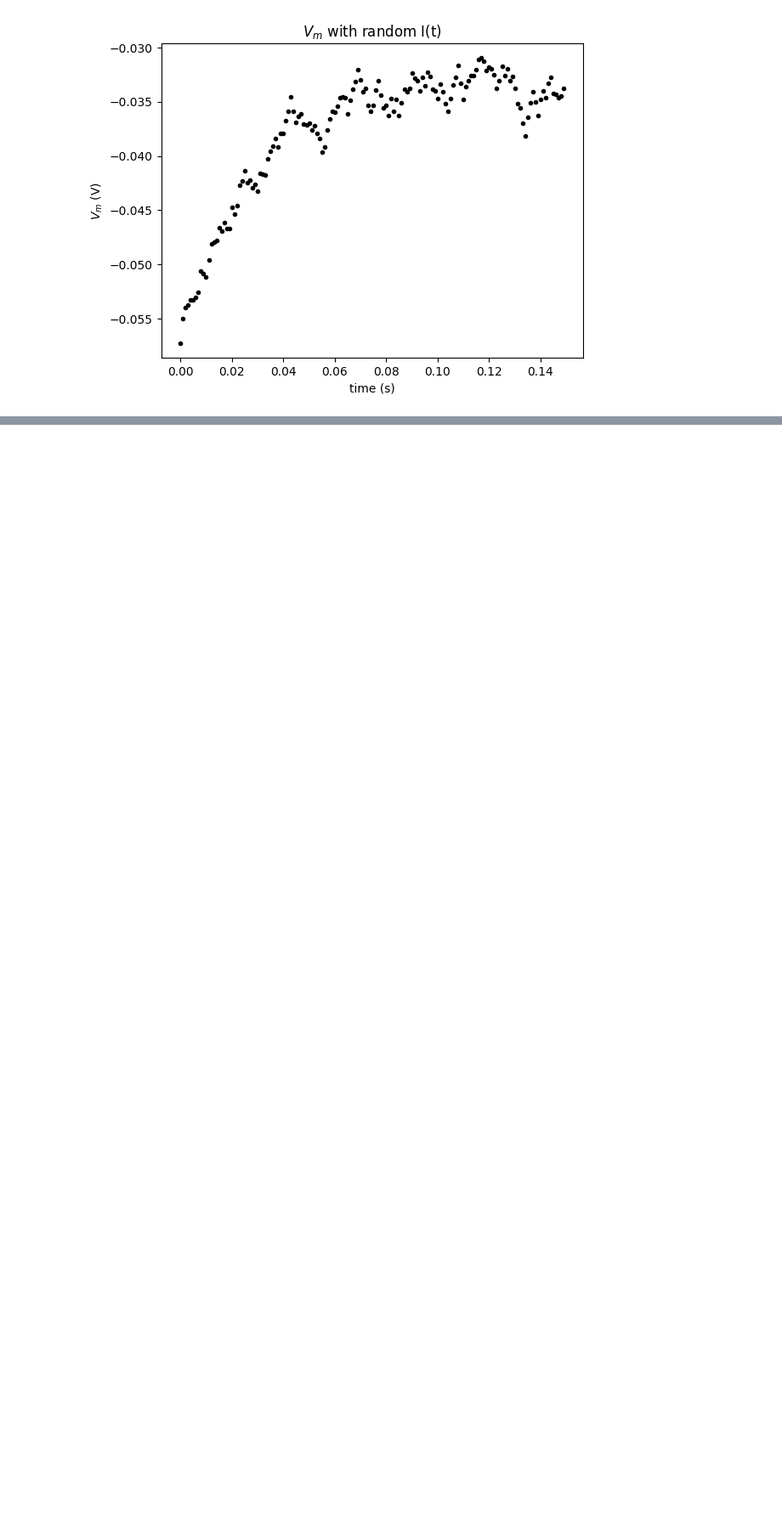
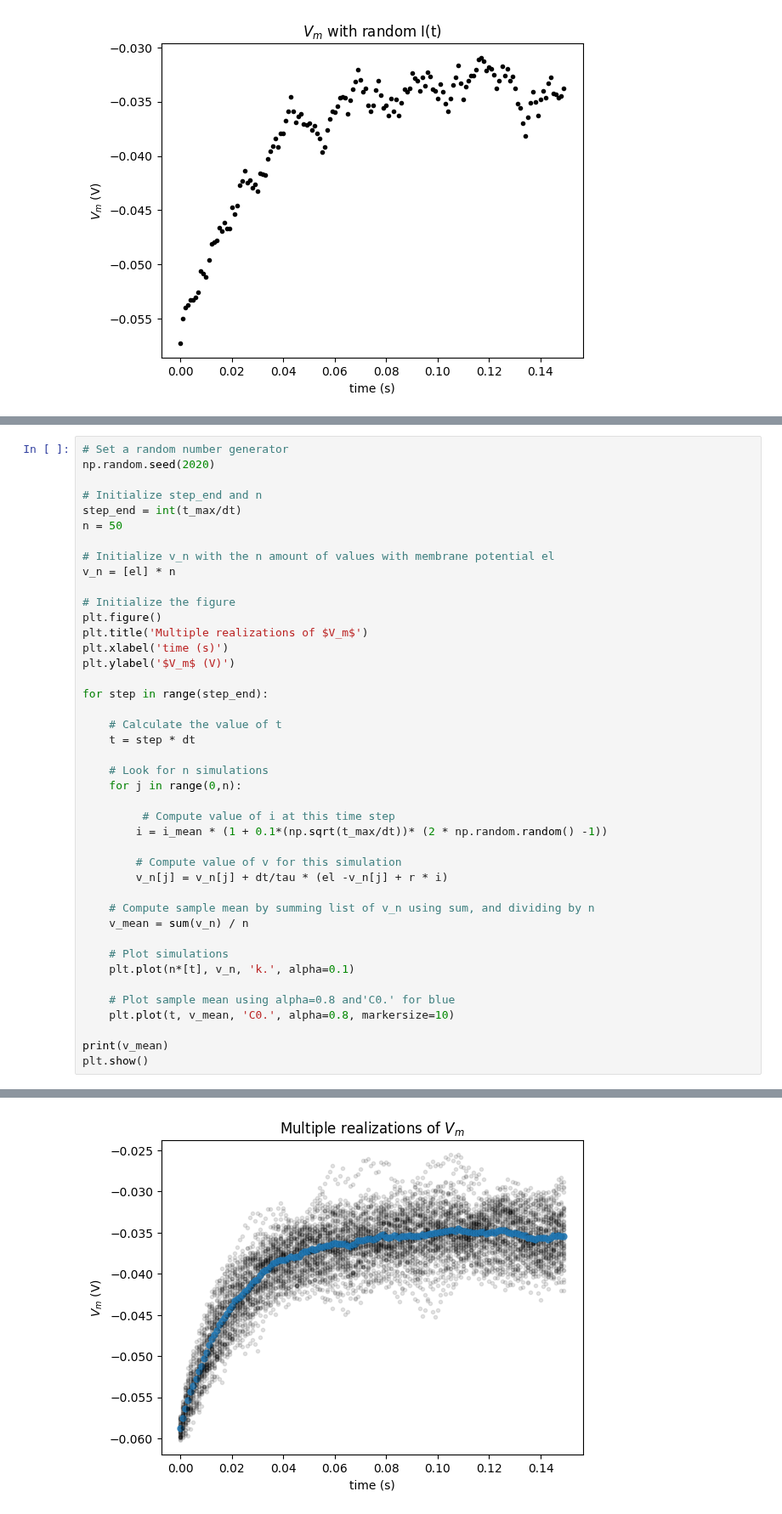
Before and after one commit to ivonnerubio/Neuromatch-Academy-Computational-Neuroscience, a Jupyter notebook: pythonWorkshop1.ipynb, the cells around one changed output, grey strips where cells are left out. Shown at 85% size. Drawn from its saved outputs; the diff is of its cells as text; blank space fills up the shorter version.

```diff
--- a/pythonWorkshop1.ipynb
+++ b/pythonWorkshop1.ipynb
@@ -238,0 +304,43 @@ plt.show()
+# %%
+# Set a random number generator
+np.random.seed(2020)
+
+# Initialize step_end and n
+step_end = int(t_max/dt)
+n = 50
+
+# Initialize v_n with the n amount of values with membrane potential el
+v_n = [el] * n
+
+# Initialize the figure
+plt.figure()
+plt.title('Multiple realizations of $V_m$')
+plt.xlabel('time (s)')
+plt.ylabel('$V_m$ (V)')
+
+for step in range(step_end):
+
+    # Calculate the value of t
+    t = step * dt
+
+    # Look for n simulations
+    for j in range(0,n):
+
+         # Compute value of i at this time step
+        i = i_mean * (1 + 0.1*(np.sqrt(t_max/dt))* (2 * np.random.random() -1))
+
+        # Compute value of v for this simulation
+        v_n[j] = v_n[j] + dt/tau * (el -v_n[j] + r * i)
+
+    # Compute sample mean by summing list of v_n using sum, and dividing by n
+    v_mean = sum(v_n) / n
+
+    # Plot simulations
+    plt.plot(n*[t], v_n, 'k.', alpha=0.1)
+
+    # Plot sample mean using alpha=0.8 and'C0.' for blue
+    plt.plot(t, v_mean, 'C0.', alpha=0.8, markersize=10)
+
+print(v_mean)
+plt.show()
+# %% [output]
@@ -238,0 +348 @@ plt.show()
+[figure, added]
```
Also changed, not shown: parts of 6 cells of this notebook.
